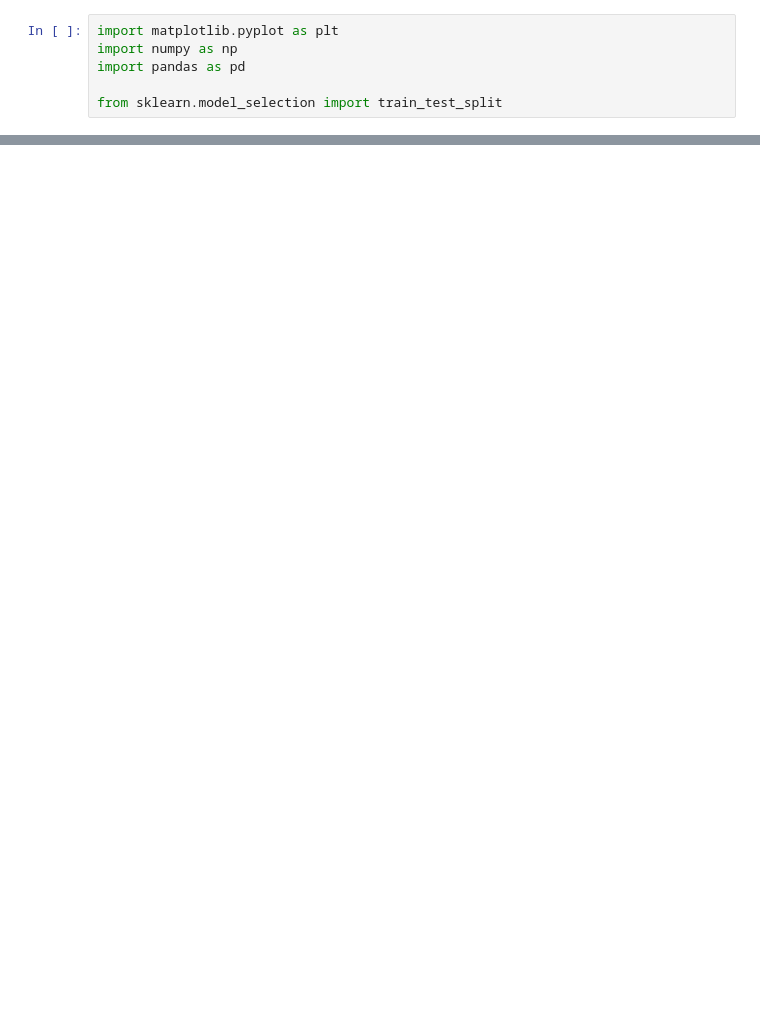
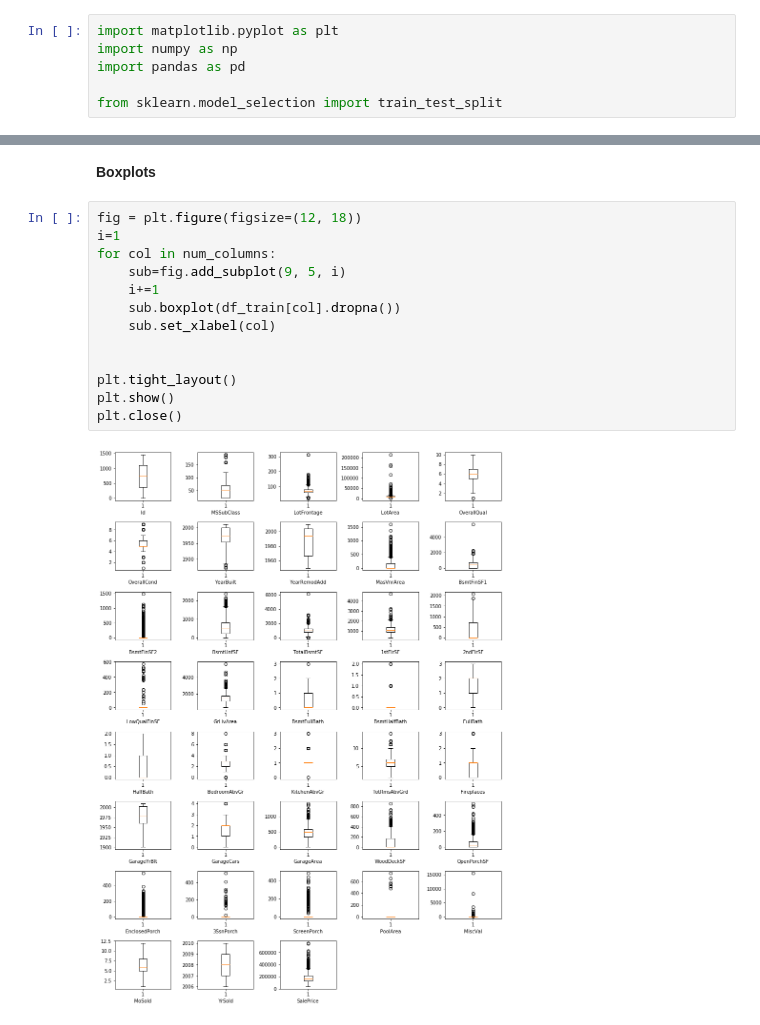
Before and after one commit to dpgochev/housing-market-predictions, a Jupyter notebook: src/data analysis.ipynb, the cells around one changed output, grey strips where cells are left out. Cells and saved outputs as stored; diff of their text form; blank space fills up the shorter version.

```diff
--- a/src/data analysis.ipynb
+++ b/src/data analysis.ipynb
@@ -196,0 +88,19 @@ sub_df.to_csv('../output/xgboost_submission.csv',index=False)
+# %% [markdown]
+
+
+**Boxplots**
+# %%
+fig = plt.figure(figsize=(12, 18))
+i=1
+for col in num_columns:
+    sub=fig.add_subplot(9, 5, i)
+    i+=1
+    sub.boxplot(df_train[col].dropna())
+    sub.set_xlabel(col)
+
+
+plt.tight_layout()
+plt.show()
+plt.close()
+# %% [output]
+[figure, added]
```
Also changed, not shown: parts of 27 cells of this notebook, 1 other file.
